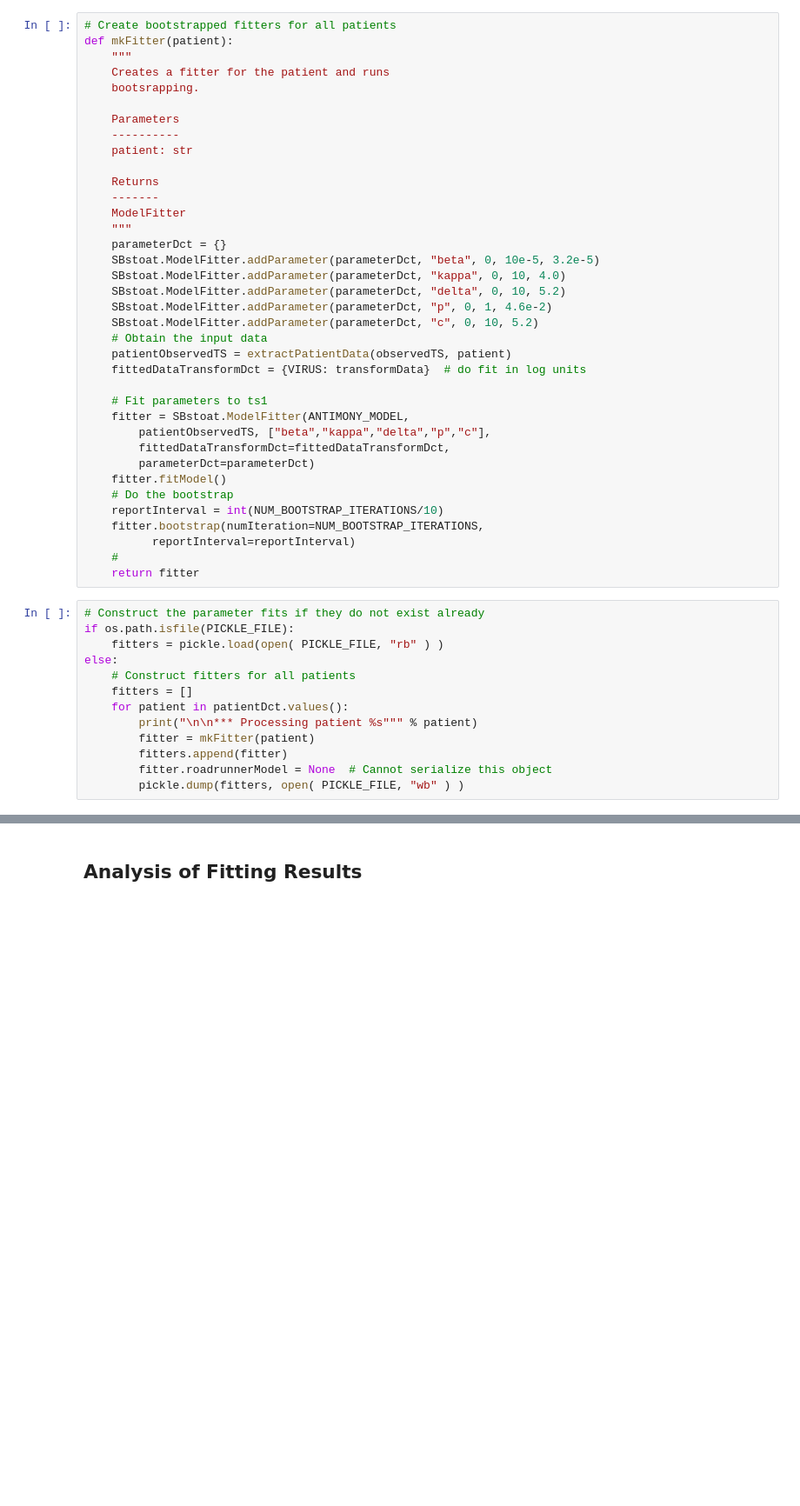
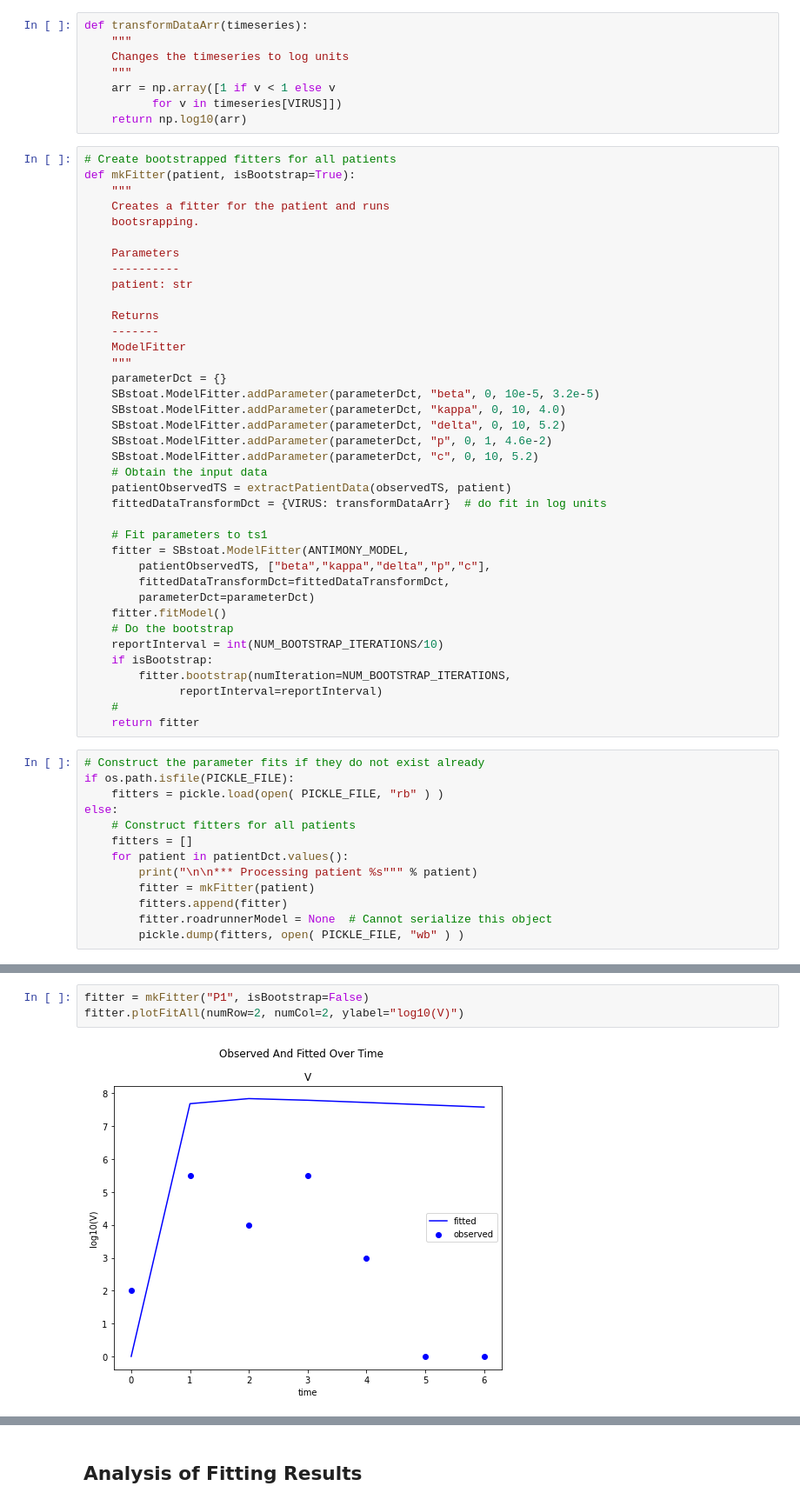
Before and after one commit to sys-bio/SBstoat, a Jupyter notebook: examples/virus/virus_analysis.ipynb, the cells around one changed output, grey strips where cells are left out. Shown at 87% size. Saved outputs shown, nothing was run; the diff lists cells and outputs as text; blank space fills up the shorter version.

```diff
--- a/examples/virus/virus_analysis.ipynb
+++ b/examples/virus/virus_analysis.ipynb
@@ -169,9 +189,17 @@ def transformData(timeseries):
           for v in timeseries[VIRUS]])
     timeseries[VIRUS] = np.log10(arr)
     return timeseries
+# %%
+def transformDataArr(timeseries):
+    """
+    Changes the timeseries to log units
+    """
+    arr = np.array([1 if v < 1 else v
+          for v in timeseries[VIRUS]])
+    return np.log10(arr)
 # %%
 # Create bootstrapped fitters for all patients
-def mkFitter(patient):
+def mkFitter(patient, isBootstrap=True):
     """
     Creates a fitter for the patient and runs
     bootsrapping.
@@ -192,7 +220,7 @@ def mkFitter(patient):
     SBstoat.ModelFitter.addParameter(parameterDct, "c", 0, 10, 5.2)
     # Obtain the input data
     patientObservedTS = extractPatientData(observedTS, patient)
-    fittedDataTransformDct = {VIRUS: transformData}  # do fit in log units
+    fittedDataTransformDct = {VIRUS: transformDataArr}  # do fit in log units
 
     # Fit parameters to ts1
     fitter = SBstoat.ModelFitter(ANTIMONY_MODEL,
@@ -202,8 +230,9 @@ def mkFitter(patient):
     fitter.fitModel()
     # Do the bootstrap
     reportInterval = int(NUM_BOOTSTRAP_ITERATIONS/10)
-    fitter.bootstrap(numIteration=NUM_BOOTSTRAP_ITERATIONS,
-          reportInterval=reportInterval)
+    if isBootstrap:
+        fitter.bootstrap(numIteration=NUM_BOOTSTRAP_ITERATIONS,
+              reportInterval=reportInterval)
     #
     return fitter
 # %%
@@ -221,0 +262,5 @@ else:
+# %%
+fitter = mkFitter("P1", isBootstrap=False)
+fitter.plotFitAll(numRow=2, numCol=2, ylabel="log10(V)")
+# %% [output]
+[figure, added]
```
Also changed, not shown: parts of 15 cells of this notebook, 7 other files.
